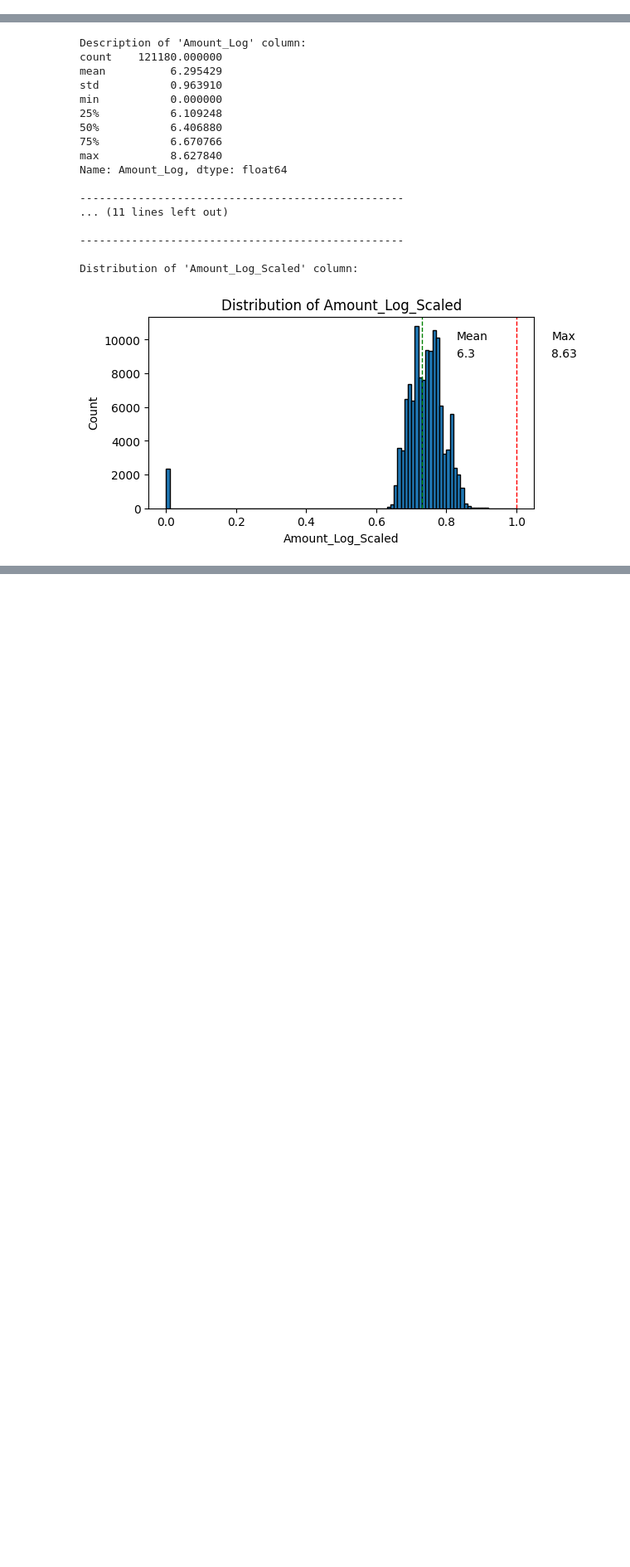
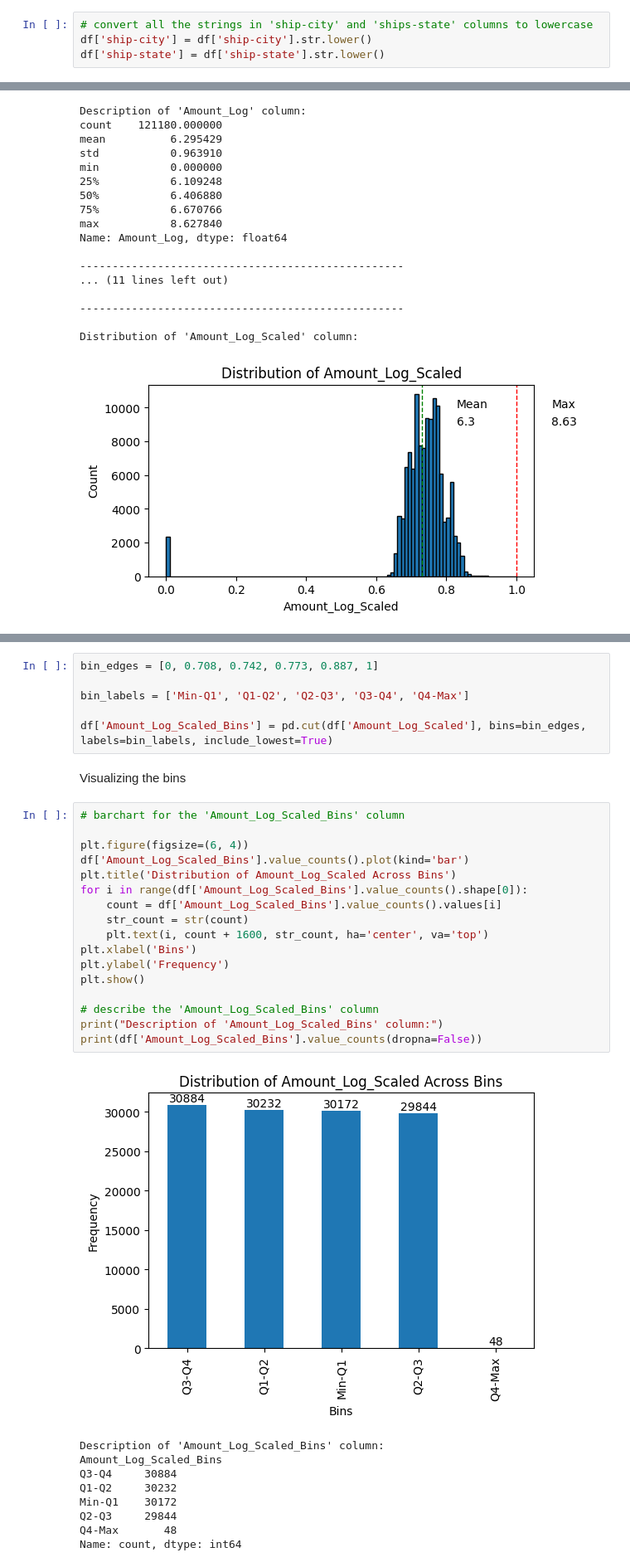
Before and after one commit to jesab/ml_assignment_1, a Jupyter notebook: datacleaning1.ipynb, the cells around one changed output, grey strips where cells are left out. Shown at 83% size. Saved outputs shown, nothing was run; the diff lists cells and outputs as text; blank space fills up the shorter version.

```diff
--- a/datacleaning1.ipynb
+++ b/datacleaning1.ipynb
@@ -113,0 +121,4 @@ print(df['currency'].value_counts(dropna=False))
+# %%
+# convert all the strings in 'ship-city' and 'ships-state' columns to lowercase
+df['ship-city'] = df['ship-city'].str.lower()
+df['ship-state'] = df['ship-state'].str.lower()
@@ -320,0 +380,35 @@ Distribution of 'Amount_Log_Scaled' column:
+# %%
+bin_edges = [0, 0.708, 0.742, 0.773, 0.887, 1]
+
+bin_labels = ['Min-Q1', 'Q1-Q2', 'Q2-Q3', 'Q3-Q4', 'Q4-Max']
+
+df['Amount_Log_Scaled_Bins'] = pd.cut(df['Amount_Log_Scaled'], bins=bin_edges, labels=bin_labels, include_lowest=True)
+# %% [markdown]
+Visualizing the bins
+# %%
+# barchart for the 'Amount_Log_Scaled_Bins' column
+
+plt.figure(figsize=(6, 4))
+df['Amount_Log_Scaled_Bins'].value_counts().plot(kind='bar')
+plt.title('Distribution of Amount_Log_Scaled Across Bins')
+for i in range(df['Amount_Log_Scaled_Bins'].value_counts().shape[0]):
+    count = df['Amount_Log_Scaled_Bins'].value_counts().values[i]
+    str_count = str(count)
+    plt.text(i, count + 1600, str_count, ha='center', va='top')
+plt.xlabel('Bins')
+plt.ylabel('Frequency')
+plt.show()
+
+# describe the 'Amount_Log_Scaled_Bins' column
+print("Description of 'Amount_Log_Scaled_Bins' column:")
+print(df['Amount_Log_Scaled_Bins'].value_counts(dropna=False))
+# %% [output]
+[figure, added]
+Description of 'Amount_Log_Scaled_Bins' column:
+Amount_Log_Scaled_Bins
+Q3-Q4     30884
+Q1-Q2     30232
+Min-Q1    30172
+Q2-Q3     29844
+Q4-Max       48
+Name: count, dtype: int64
```
Also changed, not shown: parts of 74 cells of this notebook, 2 other files.
